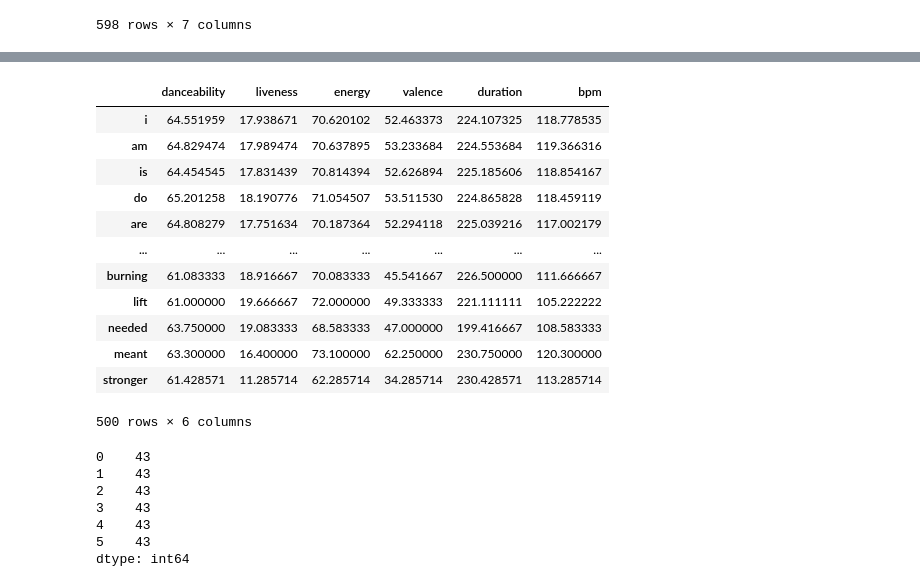
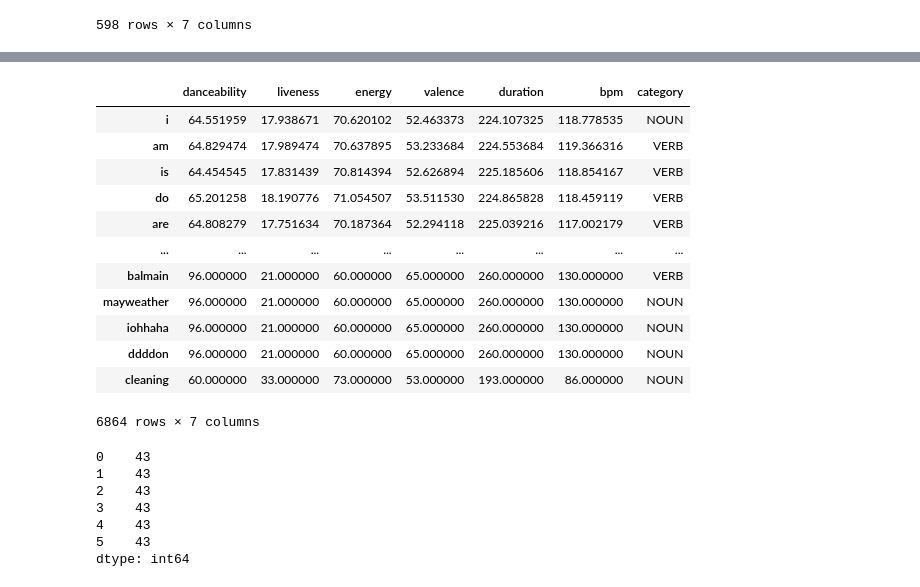
Before and after one commit to manelfideles/mapify, a Jupyter notebook: combined_eda.ipynb, the cells around one changed output, grey strips where cells are left out. Cells and saved outputs as stored; diff of their text form; code cells hidden in the pictures.

```diff
--- a/combined_eda.ipynb
+++ b/combined_eda.ipynb
@@ -728,7 +728,8 @@ display(lyrics)
 number_words = 500
 
 #5 genres more common inm the songs where a word is
-wf = word_freq.head(number_words)
+# wf = word_freq.head(number_words)
+wf = word_freq
 
 most_common_genre_by_word = {}
 
@@ -775,48 +792,55 @@ for word in wf.index:
     valence = []
     duration = []
     bpm = []
+    cate = 0
     for ind in lyrics.index:
         if word in lyrics["lemmatized_lyrics"][ind]:
             name = lyrics["title"][ind]
             so = songs[songs["title"] == name]
             s = so.iloc[0]
             danceability.append(s["dnce"])
             liveness.append(s["live"])
             energy.append(s["nrgy"])
             valence.append(s["val"])
             duration.append(s["dur"])
             bpm.append(s["bpm"])
+        if cate != 1:
+            for x in lyrics["filtered_lyrics"][ind]:
+                if word == x[0]:
+                    category = x[1]
+                    cate = 1
+
     if (not danceability) or (not liveness) or (not energy) or (not valence) or (not duration) or (not bpm):
         break
     mean_d = np.mean(danceability)
     mean_l = np.mean(liveness)
     mean_e = np.mean(energy)
     mean_v = np.mean(valence)
     mean_dur = np.mean(duration)
     mean_bpm = np.mean(bpm)
 
-    words_dlev[word] = [mean_d, mean_l, mean_e, mean_v, mean_dur, mean_bpm]
+    words_dlev[word] = [mean_d, mean_l, mean_e, mean_v, mean_dur, mean_bpm, category]
     # print(word)
     # print(words_dle[word])
 
 # display(words_dlev)
 wdlev = pd.DataFrame.from_dict(words_dlev, orient="index")
-wdlev.columns = ["danceability", "liveness", "energy", "valence", "duration", "bpm"]
+wdlev.columns = ["danceability", "liveness", "energy", "valence", "duration", "bpm", "category"]
 display(wdlev)
 # %% [output]
-|  | danceability | liveness | energy | valence | duration | bpm |
-| i | 64.551959 | 17.938671 | 70.620102 | 52.463373 | 224.107325 | 118.778535 |
-| am | 64.829474 | 17.989474 | 70.637895 | 53.233684 | 224.553684 | 119.366316 |
-| is | 64.454545 | 17.831439 | 70.814394 | 52.626894 | 225.185606 | 118.854167 |
-| do | 65.201258 | 18.190776 | 71.054507 | 53.511530 | 224.865828 | 118.459119 |
-| are | 64.808279 | 17.751634 | 70.187364 | 52.294118 | 225.039216 | 117.002179 |
-| ... | ... | ... | ... | ... | ... | ... |
-| burning | 61.083333 | 18.916667 | 70.083333 | 45.541667 | 226.500000 | 111.666667 |
-| lift | 61.000000 | 19.666667 | 72.000000 | 49.333333 | 221.111111 | 105.222222 |
-| needed | 63.750000 | 19.083333 | 68.583333 | 47.000000 | 199.416667 | 108.583333 |
-| meant | 63.300000 | 16.400000 | 73.100000 | 62.250000 | 230.750000 | 120.300000 |
-| stronger | 61.428571 | 11.285714 | 62.285714 | 34.285714 | 230.428571 | 113.285714 |
+|  | danceability | liveness | energy | valence | duration | bpm | category |
+| i | 64.551959 | 17.938671 | 70.620102 | 52.463373 | 224.107325 | 118.778535 | NOUN |
+| am | 64.829474 | 17.989474 | 70.637895 | 53.233684 | 224.553684 | 119.366316 | VERB |
+| is | 64.454545 | 17.831439 | 70.814394 | 52.626894 | 225.185606 | 118.854167 | VERB |
+| do | 65.201258 | 18.190776 | 71.054507 | 53.511530 | 224.865828 | 118.459119 | VERB |
+| are | 64.808279 | 17.751634 | 70.187364 | 52.294118 | 225.039216 | 117.002179 | VERB |
+| ... | ... | ... | ... | ... | ... | ... | ... |
+| balmain | 96.000000 | 21.000000 | 60.000000 | 65.000000 | 260.000000 | 130.000000 | VERB |
+| mayweather | 96.000000 | 21.000000 | 60.000000 | 65.000000 | 260.000000 | 130.000000 | NOUN |
+| iohhaha | 96.000000 | 21.000000 | 60.000000 | 65.000000 | 260.000000 | 130.000000 | NOUN |
+| ddddon | 96.000000 | 21.000000 | 60.000000 | 65.000000 | 260.000000 | 130.000000 | NOUN |
+| cleaning | 60.000000 | 33.000000 | 73.000000 | 53.000000 | 193.000000 | 86.000000 | NOUN |
-500 rows × 6 columns
+6864 rows × 7 columns
 # %%
 buceta =  pd.DataFrame.from_dict(words_dlev, orient="index")
 buceta.isna().sum()
```
Also changed, not shown: parts of 12 cells of this notebook, 12 other files.
